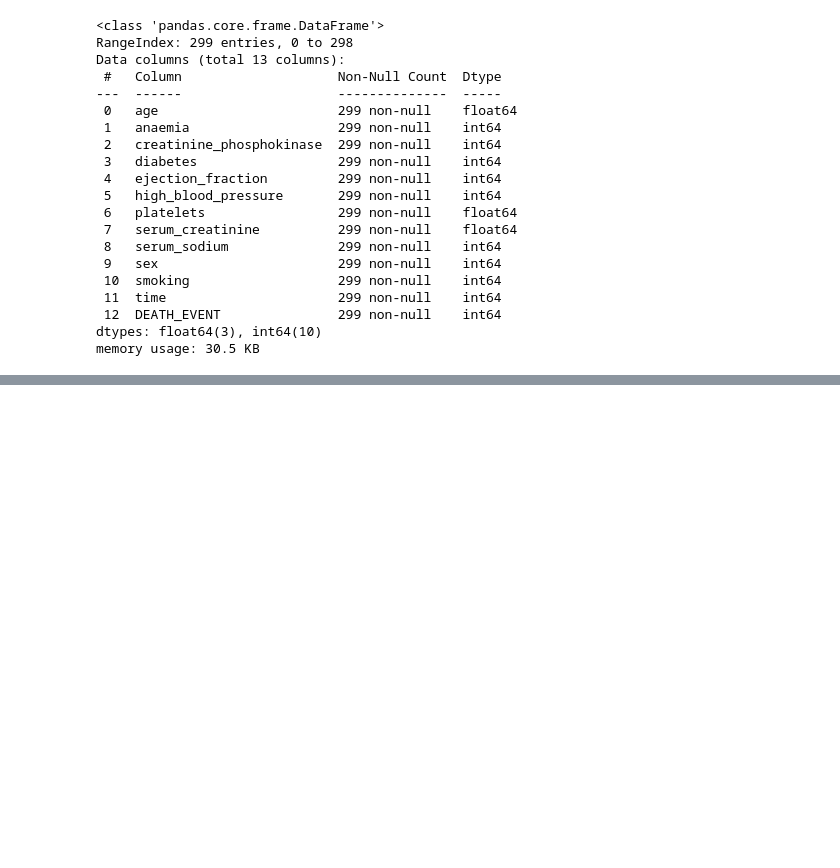
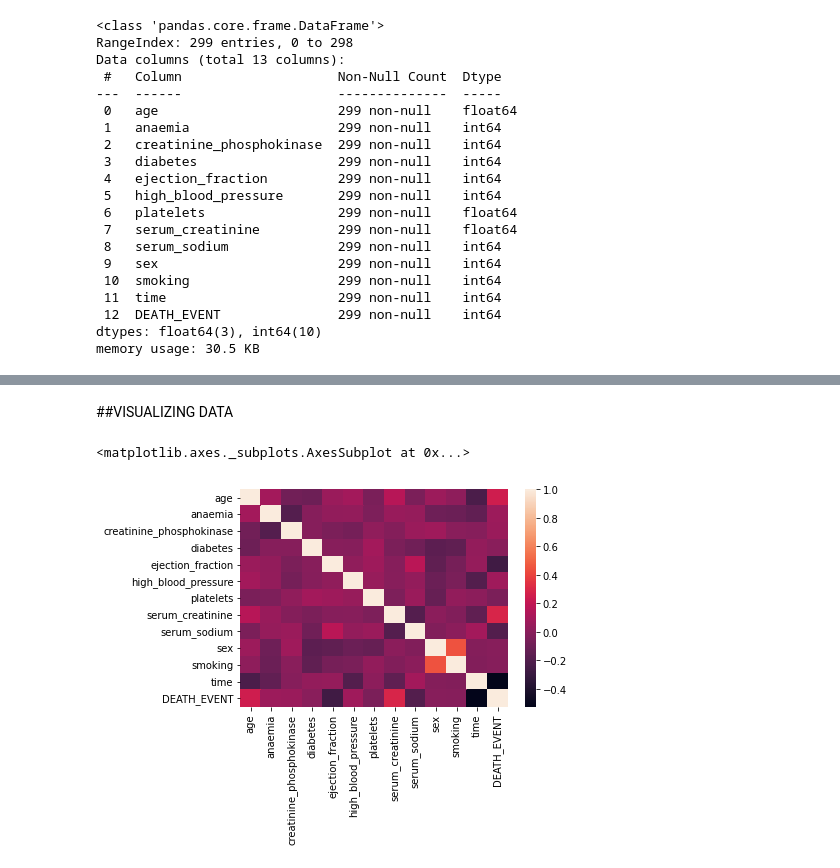
Before and after one commit to KumarGaurav20/Heart_Failure, a Jupyter notebook: Heart_Failure.ipynb, the cells around one changed output, grey strips where cells are left out. Cells and saved outputs as stored; diff of their text form; code cells hidden in the pictures; blank space fills up the shorter version.

Commit message:
VERSION 2: DATA VISUALIZATION

```diff
--- a/Heart_Failure.ipynb
+++ b/Heart_Failure.ipynb
@@ -77,3 +77,12 @@ heart_data.describe()
 | 50% | 60.000000 | 0.000000 | 250.000000 | 0.000000 | 38.000000 | 0.000000 | 262000.000000 | ... |
 | 75% | 70.000000 | 1.000000 | 582.000000 | 1.000000 | 45.000000 | 1.000000 | 303500.000000 | ... |
 | max | 95.000000 | 1.000000 | 7861.000000 | 1.000000 | 80.000000 | 1.000000 | 850000.000000 | ... |
+# %% [markdown]
+##VISUALIZING DATA
+# %%
+correlation= heart_data.corr()
+# %%
+sns.heatmap(correlation, xticklabels=correlation.columns, yticklabels=correlation.columns)
+# %% [output]
+<matplotlib.axes._subplots.AxesSubplot at 0x...>
+[figure, added]
```
